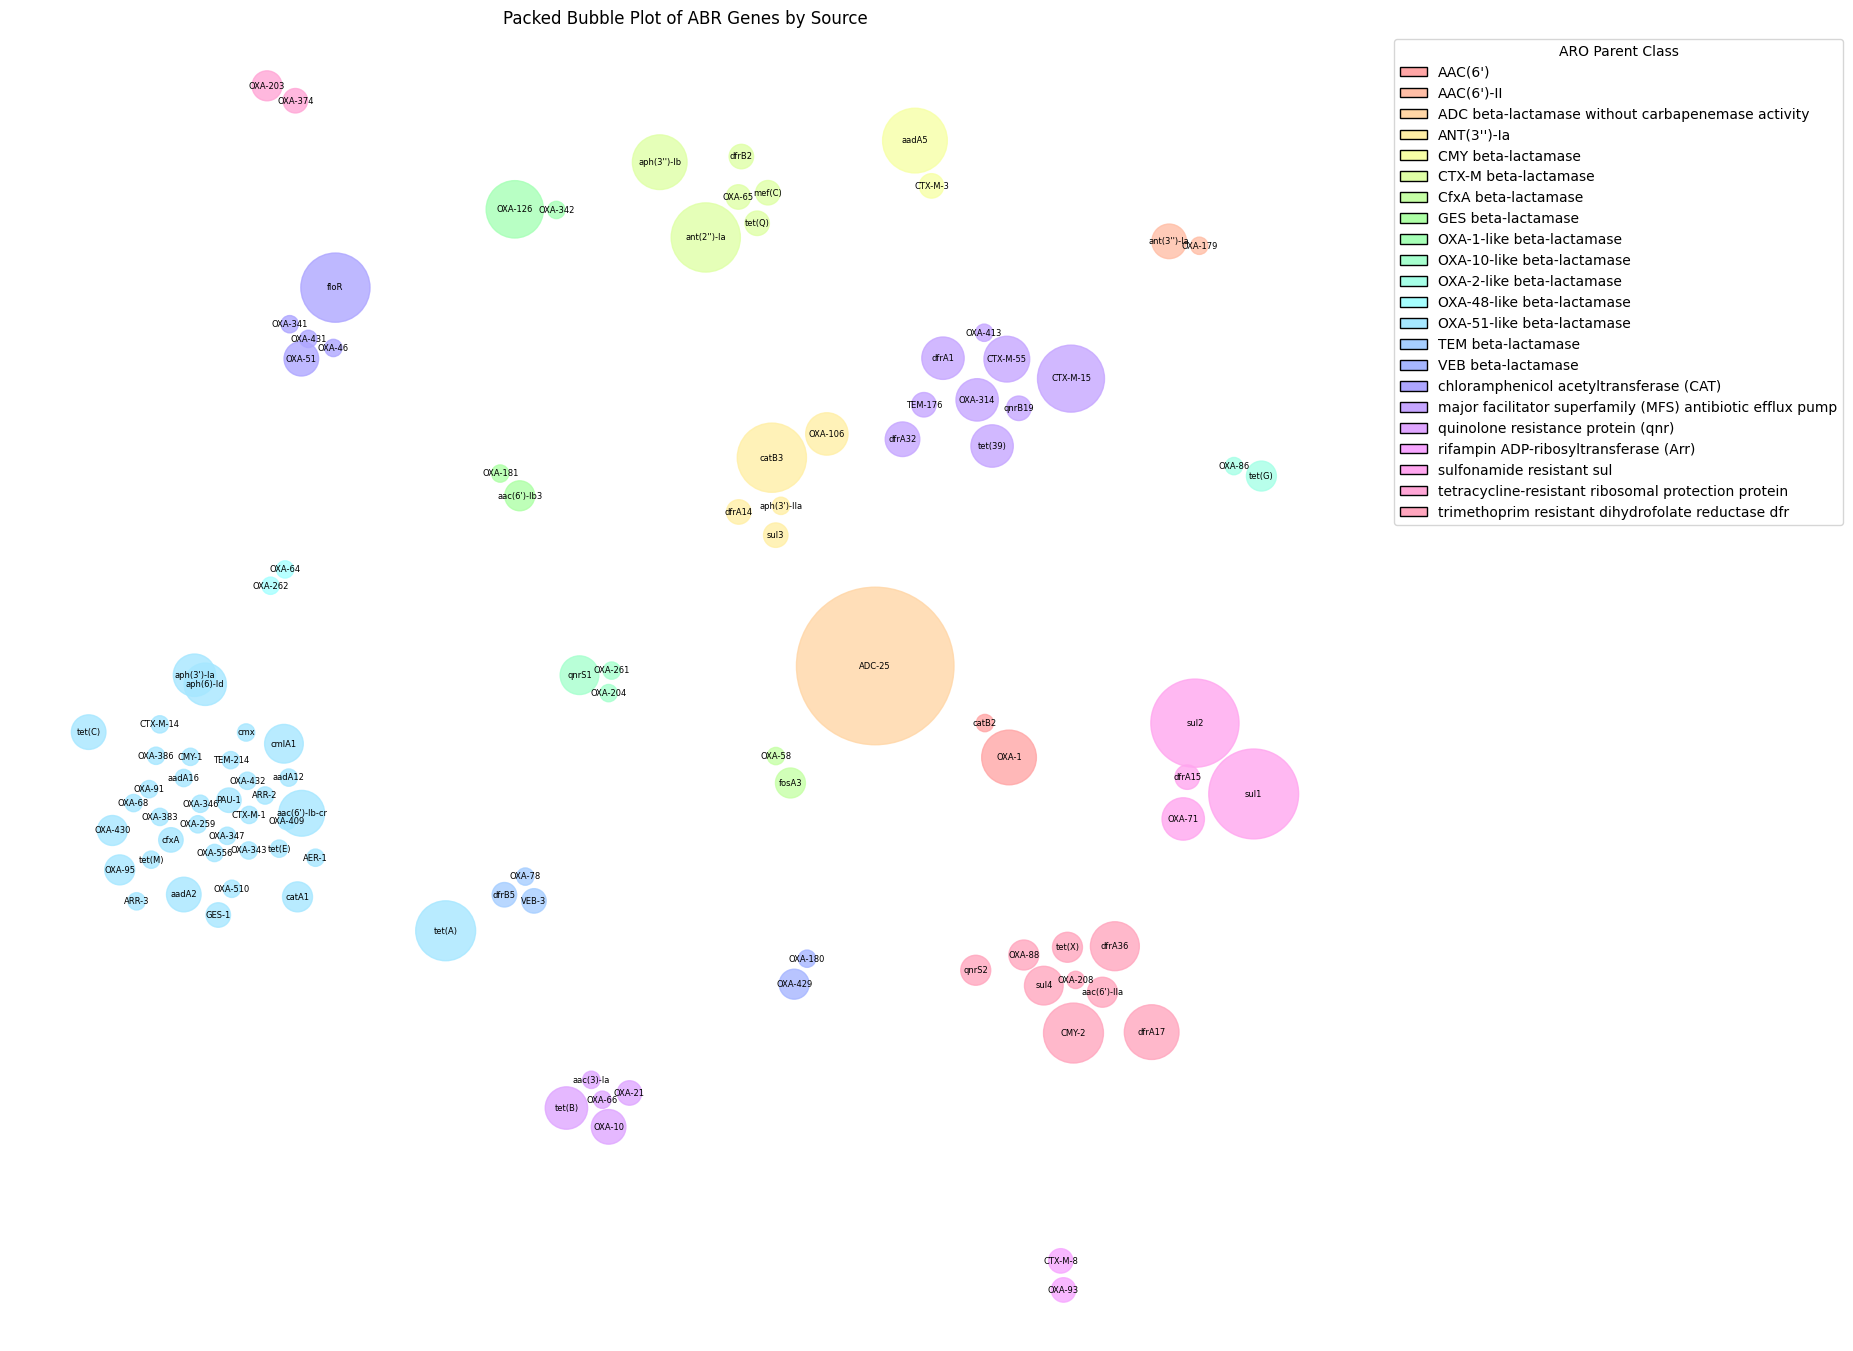
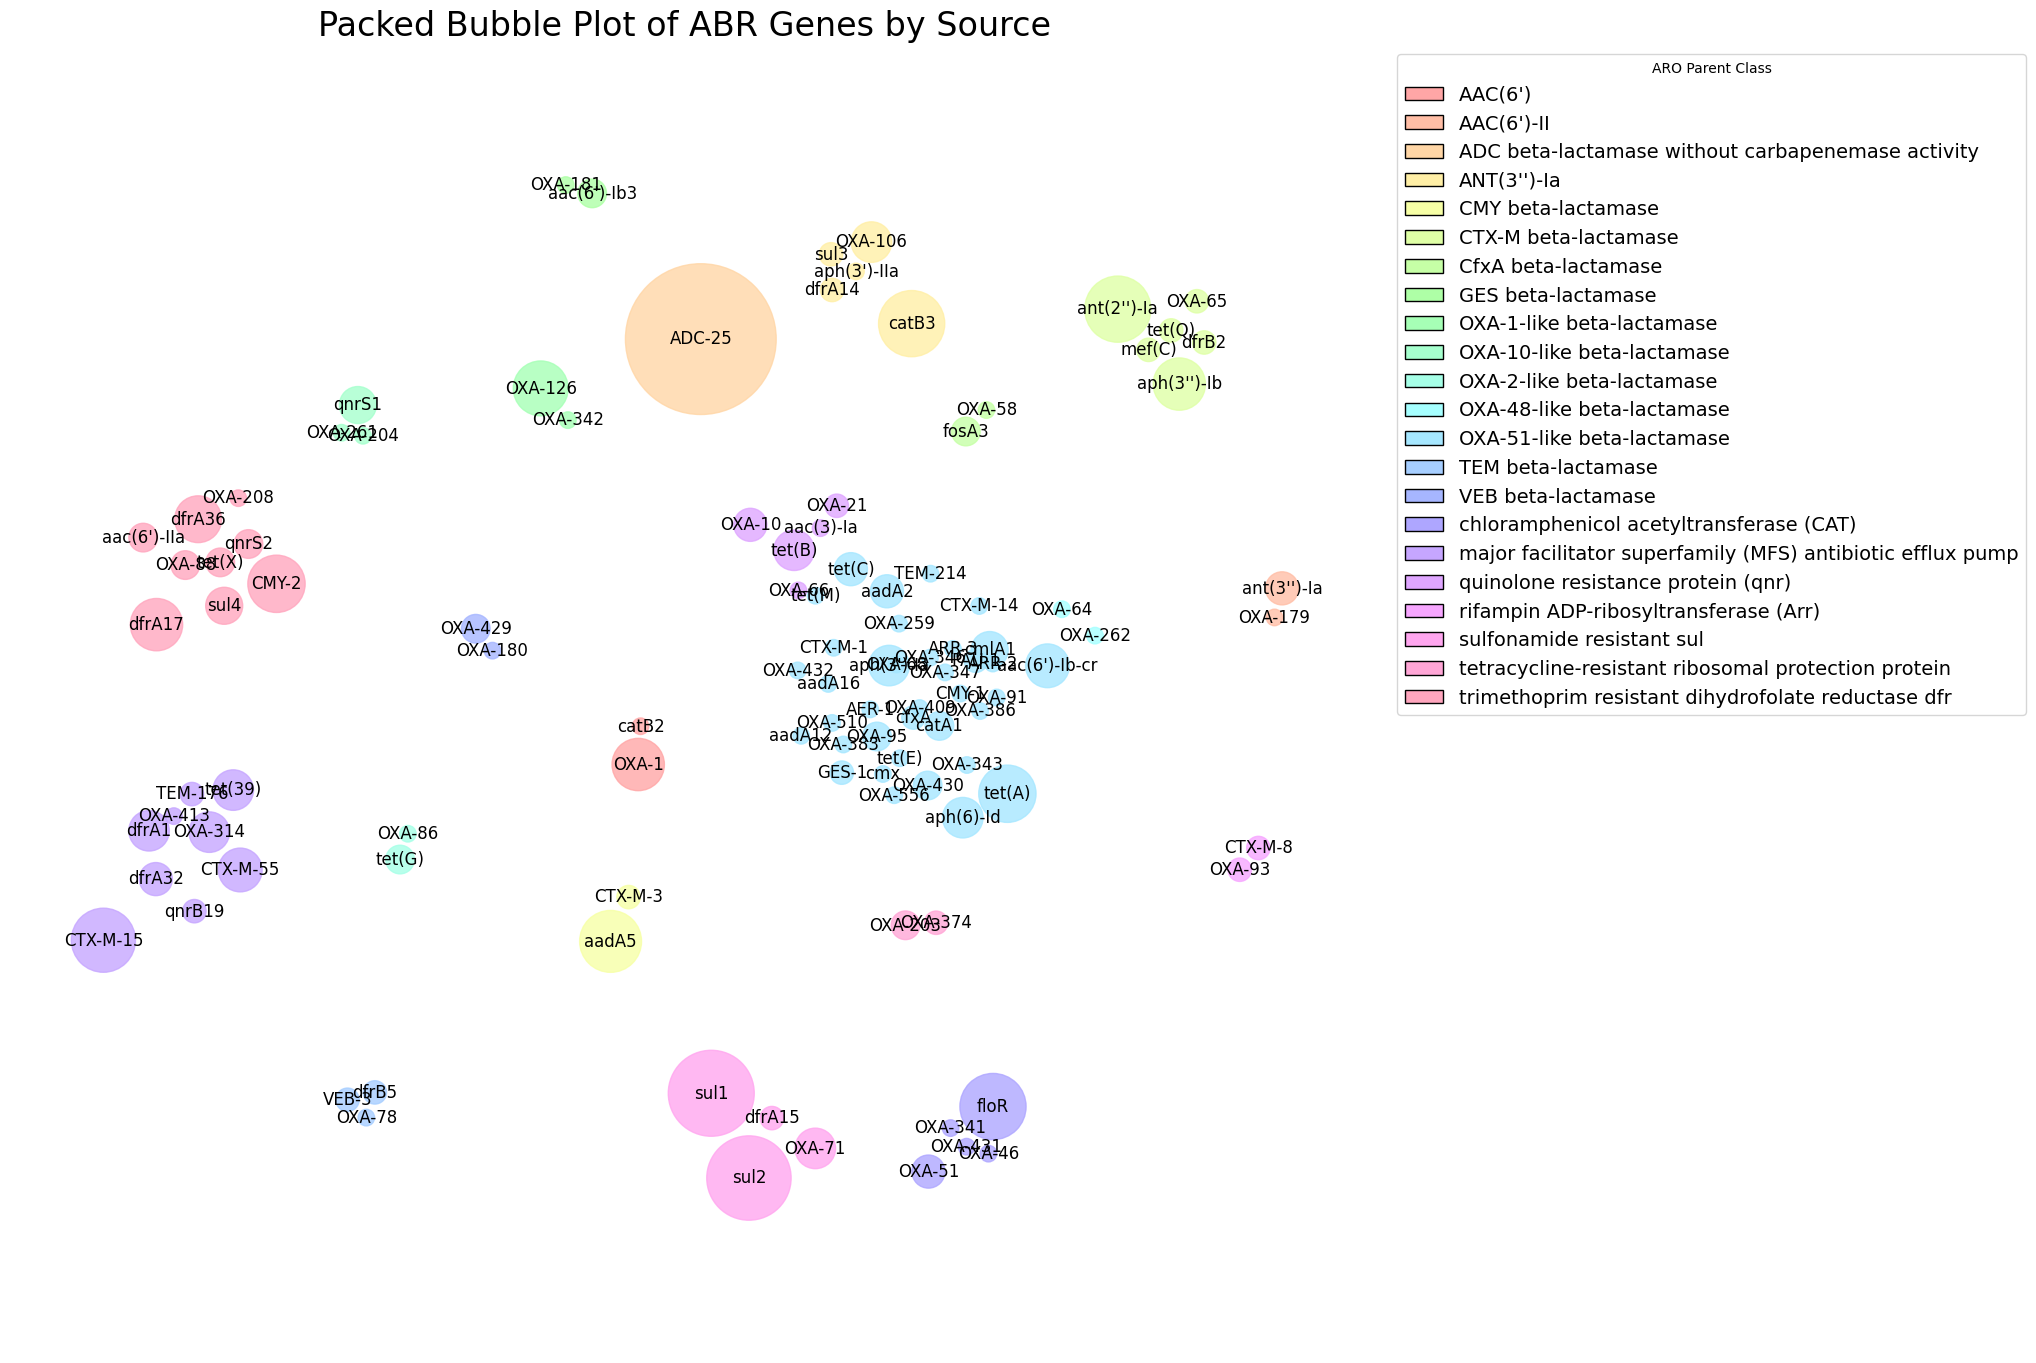
The notebook cell's code change between the first figure and the second:
--- before
+++ after
@@ -23,5 +23,5 @@
 )
 plt.subplots_adjust(right=0.80)
-plt.title("Packed Bubble Plot of ABR Genes by Source")
+plt.title("Packed Bubble Plot of ABR Genes by Source", fontsize=24)
 plt.axis("equal")
 plt.axis("off")

Commit: build: increasing the font of the bubble plot, its title and the legend